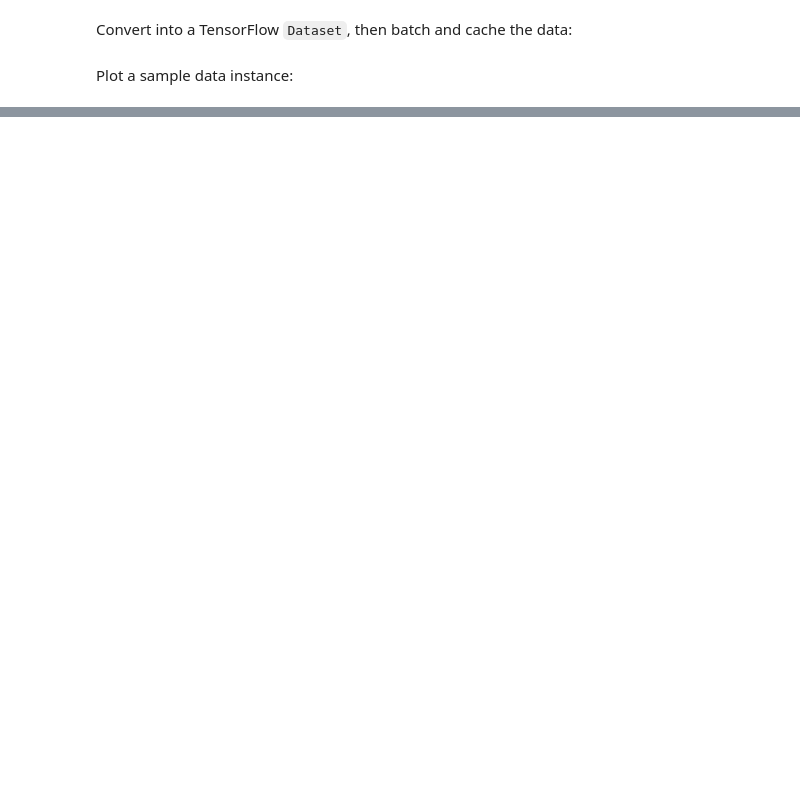
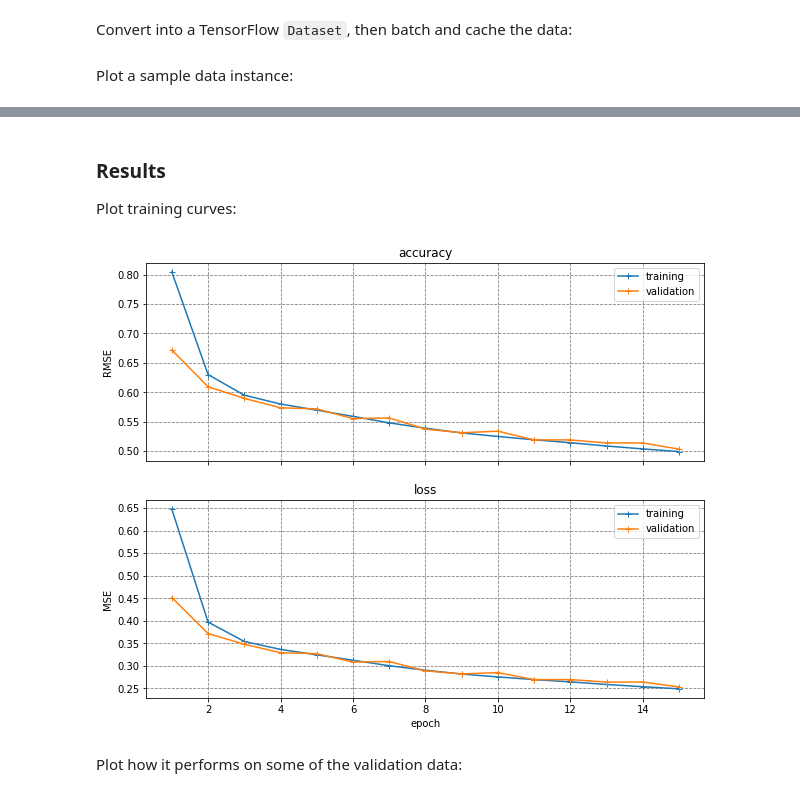
Before and after one commit to yuempark/SFO-weather-prediction, a Jupyter notebook: SFO-weather-prediction.ipynb, the cells around one changed output, grey strips where cells are left out. Saved outputs shown, nothing was run; the diff lists cells and outputs as text; code cells hidden in the pictures; blank space fills up the shorter version.

```diff
--- a/SFO-weather-prediction.ipynb
+++ b/SFO-weather-prediction.ipynb
@@ -806,0 +774,10 @@ plt.show(fig)
+# %%
+EPOCHS = 15
+VALIDATION_STEPS = 50
+EVALUATION_INTERVAL = 200
+
+model_01_history = model_01.fit(train_data,
+                                epochs=EPOCHS,
+                                steps_per_epoch=EVALUATION_INTERVAL,
+                                validation_data=val_data,
+                                validation_steps=50)
@@ -806,0 +802,35 @@ plt.show(fig)
+# %% [markdown]
+### Results
+
+Plot training curves:
+# %%
+acc = model_01_history.history['root_mean_squared_error']
+val_acc = model_01_history.history['val_root_mean_squared_error']
+
+loss = model_01_history.history['loss']
+val_loss = model_01_history.history['val_loss']
+
+fig, ax = plt.subplots(nrows=2, ncols=1, figsize=(10,8), sharex=True)
+
+x_plot = np.arange(1, EPOCHS+1)
+
+ax[0].plot(x_plot, acc, '+-', label='training')
+ax[0].plot(x_plot, val_acc, '+-', label='validation')
+ax[0].legend()
+ax[0].set_ylabel('RMSE')
+ax[0].grid(ls='--', c='C7')
+ax[0].set_title('accuracy')
+
+ax[1].plot(x_plot, loss, '+-', label='training')
+ax[1].plot(x_plot, val_loss, '+-', label='validation')
+ax[1].legend()
+ax[1].set_ylabel('MSE')
+ax[1].grid(ls='--', c='C7')
+ax[1].set_title('loss')
+ax[1].set_xlabel('epoch')
+
+plt.show()
+# %% [output]
+[figure, added]
+# %% [markdown]
+Plot how it performs on some of the validation data:
```
Also changed, not shown: parts of 64 cells of this notebook.
